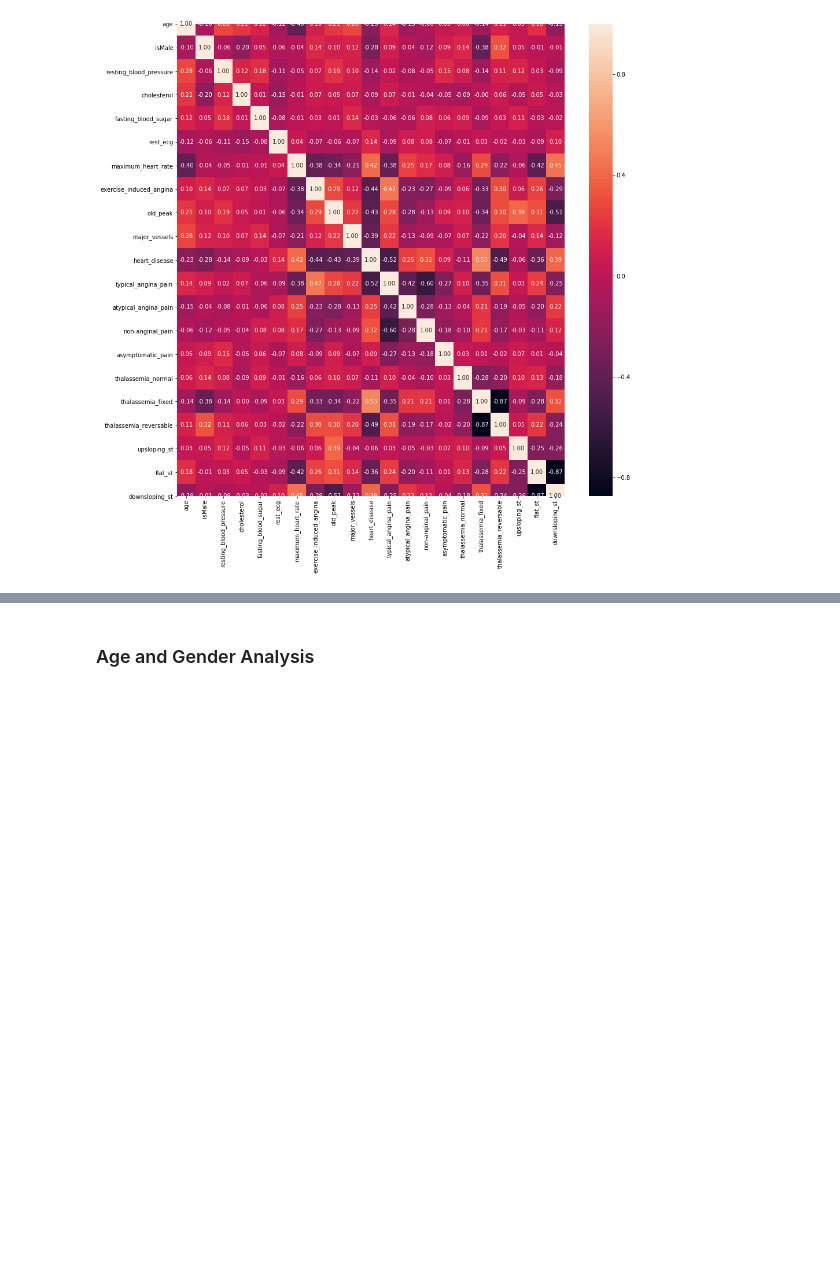
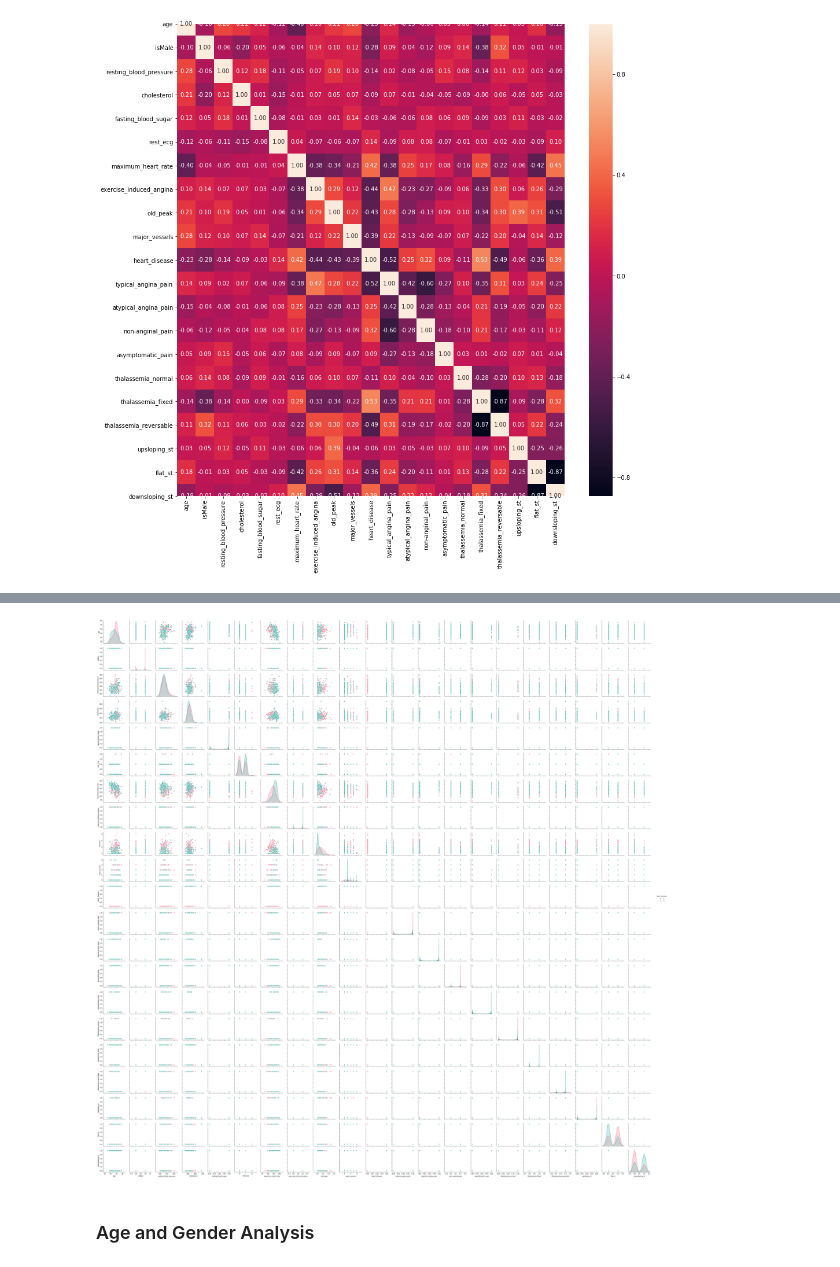
Before and after one commit to SonerAbay/heart-disease-detection, a Jupyter notebook: heart_disease.ipynb, the cells around one changed output, grey strips where cells are left out. Saved outputs shown, nothing was run; the diff lists cells and outputs as text; code cells hidden in the pictures; blank space fills up the shorter version.

Commit message:
Pair plot has been changed

```diff
--- a/heart_disease.ipynb
+++ b/heart_disease.ipynb
@@ -138,3 +135,10 @@ plt.show()
+# %%
+# ignoring divide error and pair plotting
+with np.errstate(divide='ignore',invalid='ignore'):
+    sns.pairplot(df, hue="heart_disease", palette="husl")
+plt.show()
+# %% [output]
+[figure, added]
 # %% [markdown]
 ### Age and Gender Analysis
 # %%
```
Also changed, not shown: parts of 3 cells of this notebook.
